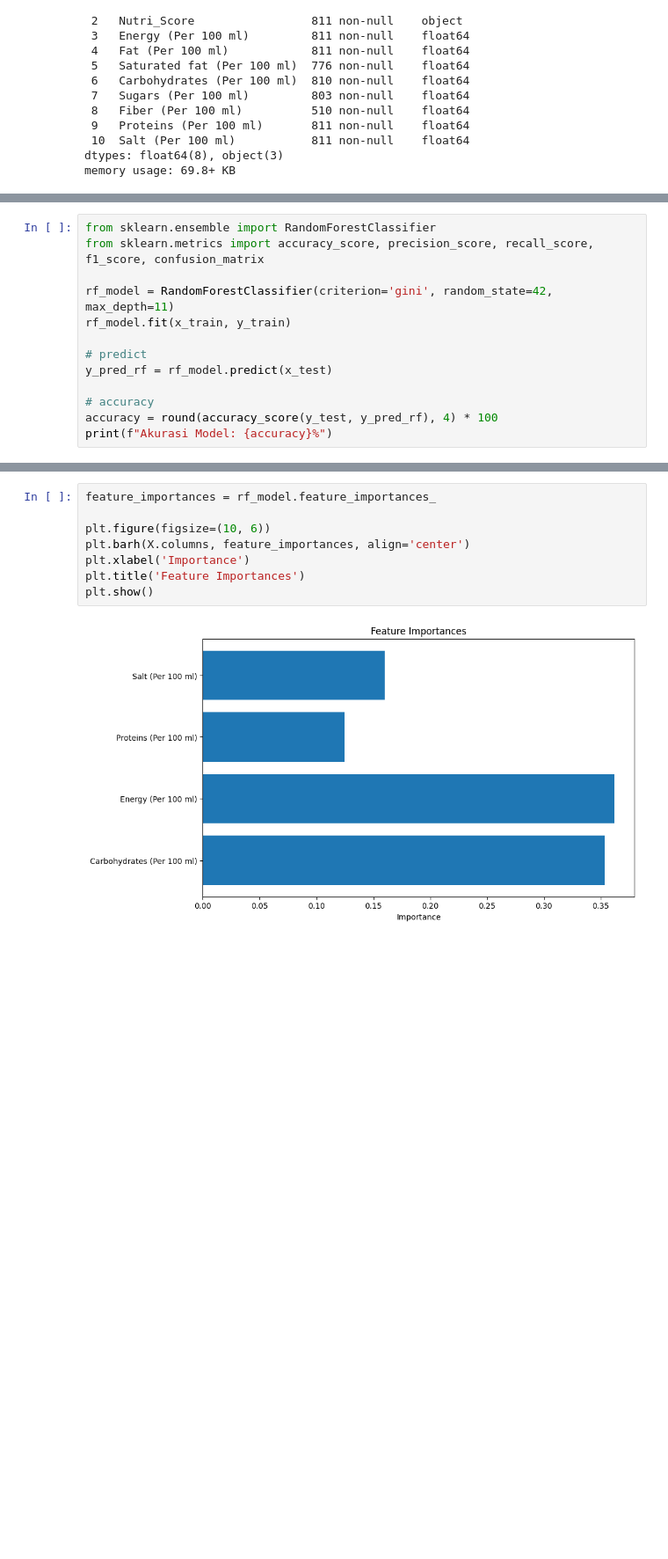
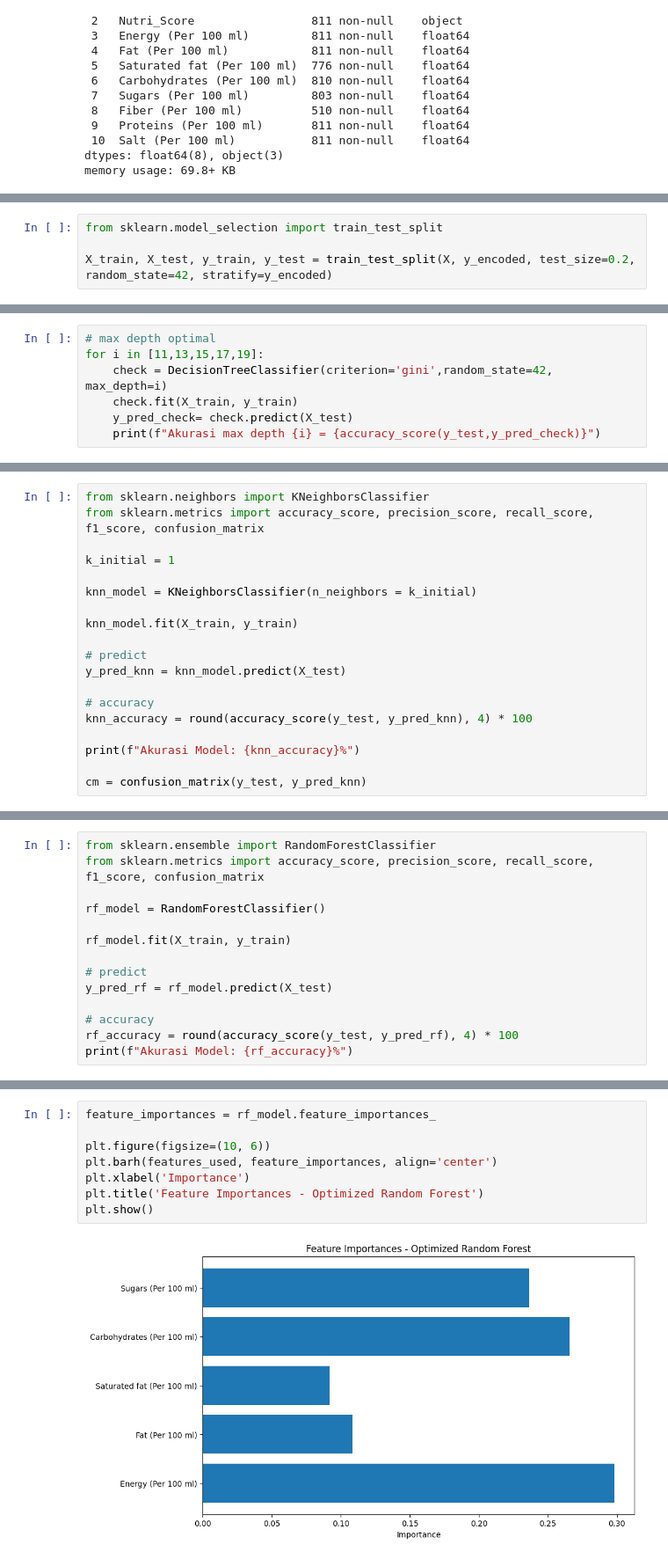
Before and after one commit to nabhylanr/ML-NutriScore, a Jupyter notebook: FP_ML.ipynb, the cells around one changed output, grey strips where cells are left out. Shown: that part at 88% size. Drawn from its saved outputs; the diff is of its cells as text; blank space fills up the shorter version.

```diff
--- a/FP_ML.ipynb
+++ b/FP_ML.ipynb
@@ -514,0 +199,4 @@ plt.show()
+# %%
+from sklearn.model_selection import train_test_split
+
+X_train, X_test, y_train, y_test = train_test_split(X, y_encoded, test_size=0.2, random_state=42, stratify=y_encoded)
@@ -514,0 +265,7 @@ plt.show()
+# %%
+# max depth optimal
+for i in [11,13,15,17,19]:
+    check = DecisionTreeClassifier(criterion='gini',random_state=42, max_depth=i)
+    check.fit(X_train, y_train)
+    y_pred_check= check.predict(X_test)
+    print(f"Akurasi max depth {i} = {accuracy_score(y_test,y_pred_check)}")
@@ -539,0 +323,19 @@ plt.show()
+# %%
+from sklearn.neighbors import KNeighborsClassifier
+from sklearn.metrics import accuracy_score, precision_score, recall_score, f1_score, confusion_matrix
+
+k_initial = 1
+
+knn_model = KNeighborsClassifier(n_neighbors = k_initial)
+
+knn_model.fit(X_train, y_train)
+
+# predict
+y_pred_knn = knn_model.predict(X_test)
+
+# accuracy
+knn_accuracy = round(accuracy_score(y_test, y_pred_knn), 4) * 100
+
+print(f"Akurasi Model: {knn_accuracy}%")
+
+cm = confusion_matrix(y_test, y_pred_knn)
@@ -544,13 +380,14 @@ Random Forest
 from sklearn.ensemble import RandomForestClassifier
 from sklearn.metrics import accuracy_score, precision_score, recall_score, f1_score, confusion_matrix
 
-rf_model = RandomForestClassifier(criterion='gini', random_state=42, max_depth=11)
-rf_model.fit(x_train, y_train)
+rf_model = RandomForestClassifier()
+
+rf_model.fit(X_train, y_train)
 
 # predict
-y_pred_rf = rf_model.predict(x_test)
+y_pred_rf = rf_model.predict(X_test)
 
 # accuracy
-accuracy = round(accuracy_score(y_test, y_pred_rf), 4) * 100
-print(f"Akurasi Model: {accuracy}%")
+rf_accuracy = round(accuracy_score(y_test, y_pred_rf), 4) * 100
+print(f"Akurasi Model: {rf_accuracy}%")
 # %% [output]
@@ -598,13 +424,13 @@ F1-Score: 0.7778
 # %%
 feature_importances = rf_model.feature_importances_
 
 plt.figure(figsize=(10, 6))
-plt.barh(X.columns, feature_importances, align='center')
+plt.barh(features_used, feature_importances, align='center')
 plt.xlabel('Importance')
-plt.title('Feature Importances')
+plt.title('Feature Importances - Optimized Random Forest')
 plt.show()
 # %% [output]
-[figure, old version]
+[figure, new version]
 # %% [markdown]
 XGBoost
 ---
```
Also changed, not shown: parts of 100 cells of this notebook, 5 other files.
